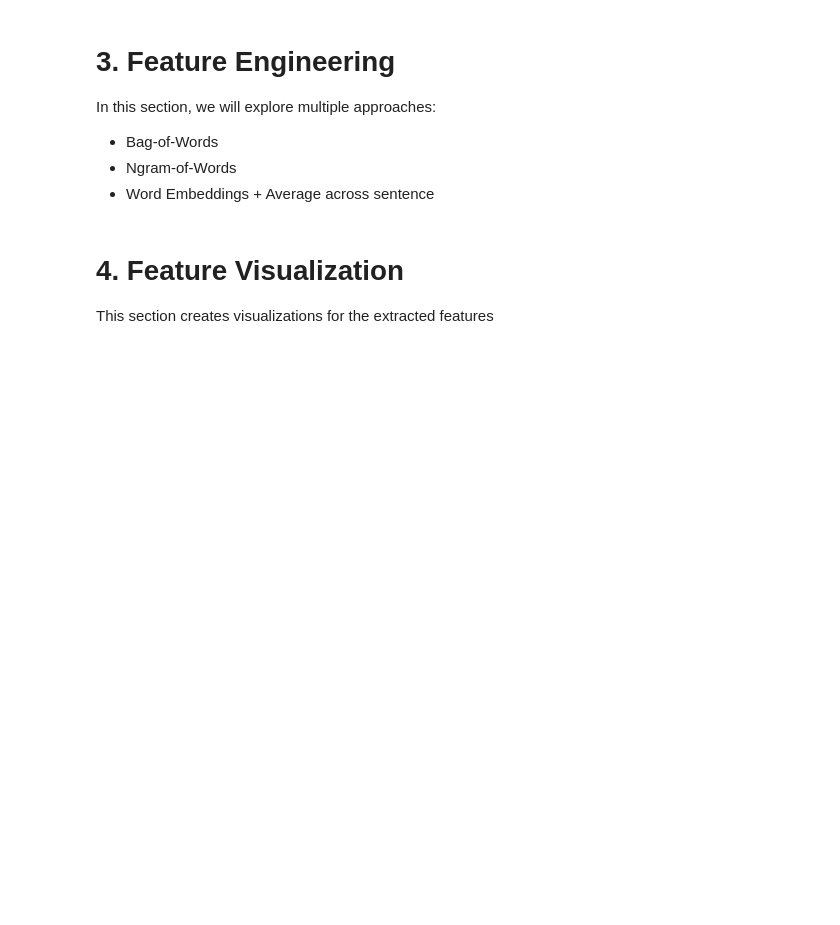
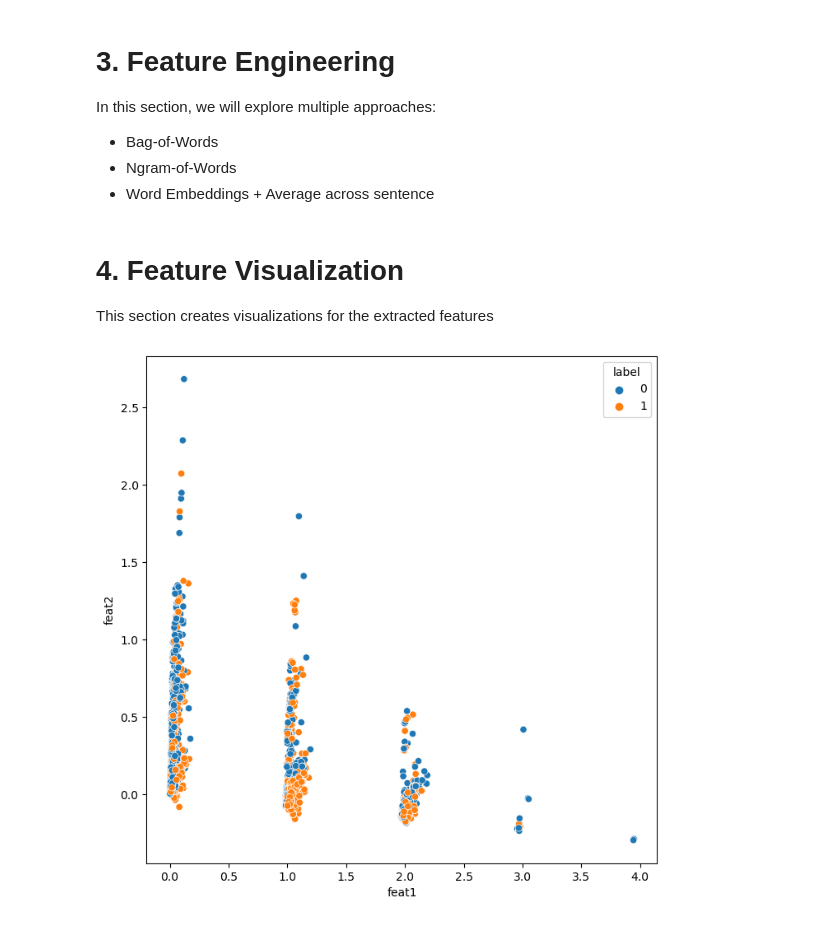
Before and after one commit to mcachosoblechero/Classic-ML-Datasets, a Jupyter notebook: NLP/exploration/1_exploratory_data_analysis.ipynb, the cells around one changed output. Saved outputs shown, nothing was run; the diff lists cells and outputs as text; code cells hidden in the pictures; blank space fills up the shorter version.

```diff
--- a/NLP/exploration/1_exploratory_data_analysis.ipynb
+++ b/NLP/exploration/1_exploratory_data_analysis.ipynb
@@ -224,7 +232,19 @@ X_bow = CountVec.fit_transform(X.text)
 # 4. Feature Visualization
 
 This section creates visualizations for the extracted features
+# %%
+def plot_projection(X, y):
+    # Extract PCA
+    proj = TruncatedSVD(random_state=config['seed'])
+    X_proj = proj.fit_transform(X)
+    X_proj = pd.DataFrame(X_proj, columns=['feat1', 'feat2'])
+    X_proj['label'] = y
+
+    # Plot PCA
+    plt.figure(figsize=(8,8))
+    sns.scatterplot(data=X_proj, x='feat1', y='feat2', hue='label')
 # %%
-# Plot Bag-of-words
-proj = TSNE()
-proj.fit_transform(X_train)
+# Bag-of-words
+plot_projection(X_bow, y)
+# %% [output]
+[figure, added]
```
Also changed, not shown: parts of 6 cells of this notebook.
